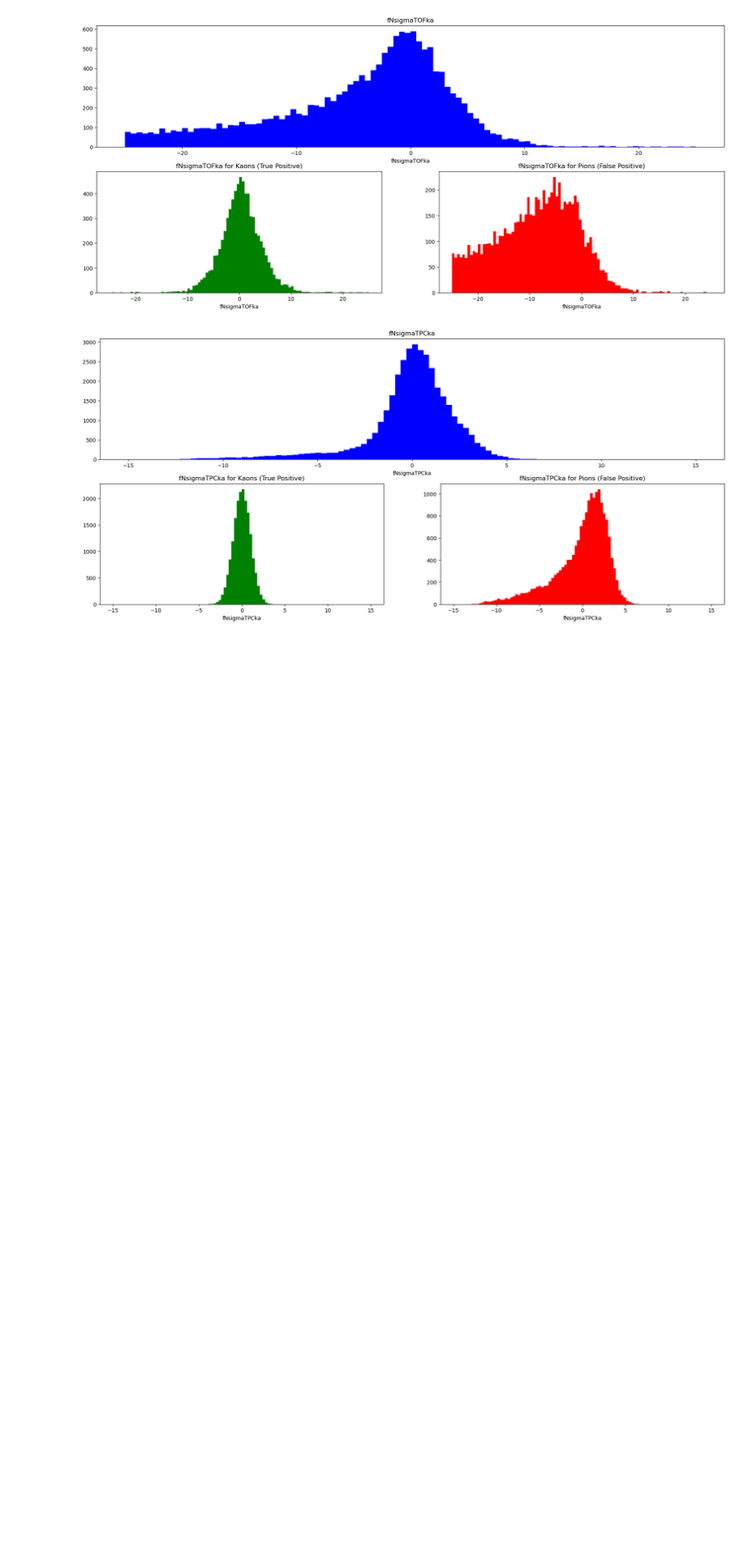
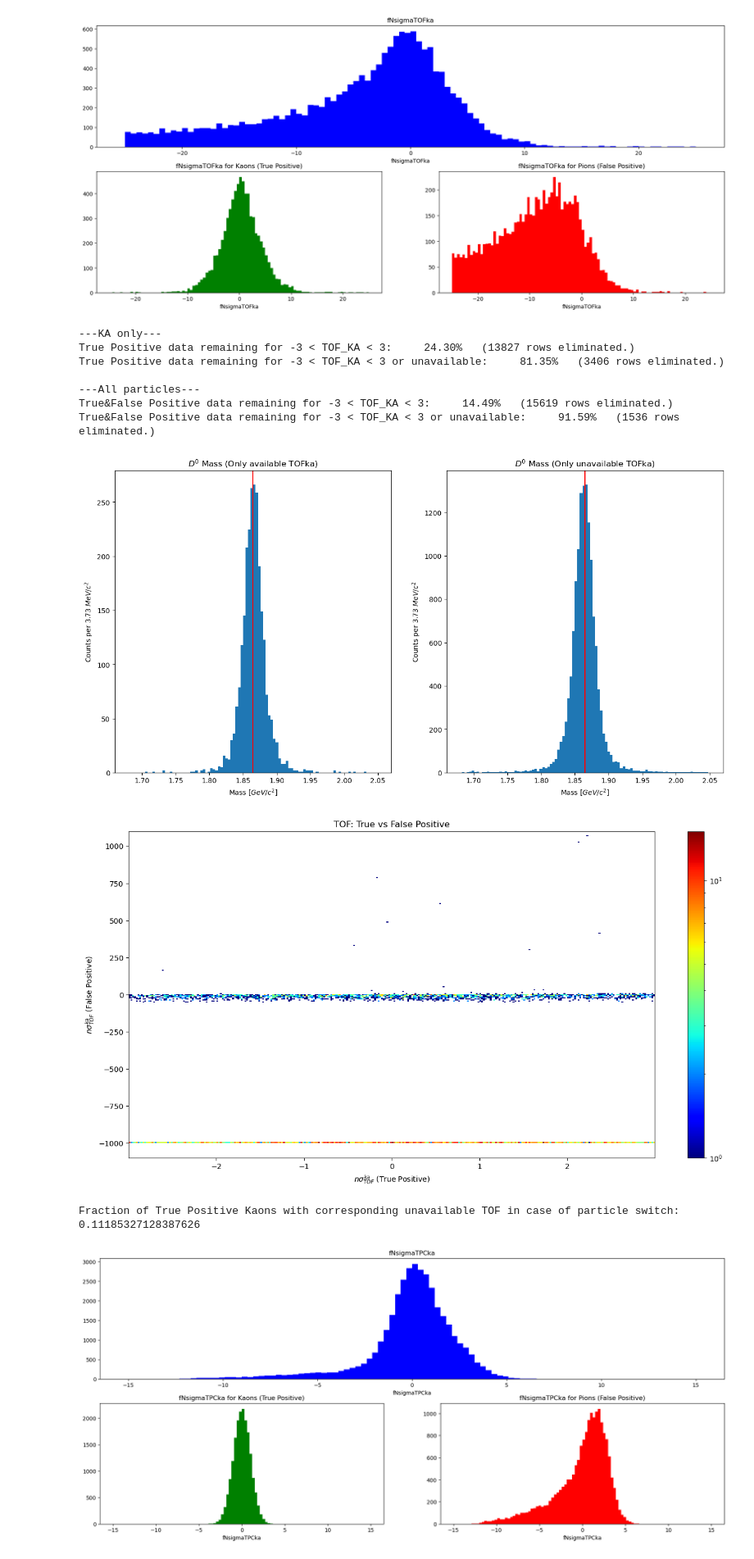
Before and after one commit to LeoPi314/LCPB_Project, a Jupyter notebook: MC_Analysis_D0.ipynb, the cells around one changed output. Shown at 82% size. Drawn from its saved outputs; the diff is of its cells as text; code cells hidden in the pictures; blank space fills up the shorter version.

```diff
--- a/MC_Analysis_D0.ipynb
+++ b/MC_Analysis_D0.ipynb
@@ -504,6 +504,74 @@ axes["right"].set_label("Counts")
 plt.show()
 # %% [output]
 [figure]
+# %%
+# in cut2:
+# "( (fNsigmaTOFka > -3) & (fNsigmaTOFka < 3) & (fCharge == -1) ) | "
+# "( (fNsigmaTOFka > 998.5) | (fNsigmaTOFka < -998.5) |
+
+min_cut_TOF_KA, max_cut_TOF_KA = -3, 3
+NA_TOF_KA = 998.5
+start_size = len(final_results)
+middle_size = sum(final_results["KA_TOFka"].between(min_cut_TOF_KA, max_cut_TOF_KA))
+final_size = middle_size + sum(final_results["KA_TOFka"].abs() > NA_TOF_KA )
+print("---KA only---")
+print(f"True Positive data remaining for {min_cut_TOF_KA} < TOF_KA < {max_cut_TOF_KA}:     {(middle_size/start_size)*100:.2f}%   ({start_size - middle_size} rows eliminated.)")
+print(f"True Positive data remaining for {min_cut_TOF_KA} < TOF_KA < {max_cut_TOF_KA} or unavailable:     {(final_size/start_size)*100:.2f}%   ({start_size - final_size} rows eliminated.)")
+print("\n---All particles---")
+middle_size = sum( ( final_results["KA_TOFka"].between(min_cut_TOF_KA, max_cut_TOF_KA)  & (final_results["PI_TOFka"].abs() < NA_TOF_KA) ) |
+                   ( final_results["PI_TOFka"].between(min_cut_TOF_KA, max_cut_TOF_KA)  & (final_results["KA_TOFka"].abs()< NA_TOF_KA) ) )
+final_size = middle_size + sum( ( final_results["KA_TOFka"].abs() > NA_TOF_KA ) | ( final_results["PI_TOFka"].abs() > NA_TOF_KA ) )
+print(f"True&False Positive data remaining for {min_cut_TOF_KA} < TOF_KA < {max_cut_TOF_KA}:     {(middle_size/start_size)*100:.2f}%   ({start_size - middle_size} rows eliminated.)")
+print(f"True&False Positive data remaining for {min_cut_TOF_KA} < TOF_KA < {max_cut_TOF_KA} or unavailable:     {(final_size/start_size)*100:.2f}%   ({start_size - final_size} rows eliminated.)")
+
+# Are rows corresponding to unavailable TOFka important? How does the invariant mass look without them?
+only_available_TOF = final_results[( final_results["KA_TOFka"].between(min_cut_TOF_KA, max_cut_TOF_KA)  & (final_results["PI_TOFka"].abs() < NA_TOF_KA) ) |
+                   ( final_results["PI_TOFka"].between(min_cut_TOF_KA, max_cut_TOF_KA)  & (final_results["KA_TOFka"].abs()< NA_TOF_KA) )]
+
+MIN_MASS, MAX_MASS = 0.9*m_d0, 1.1*m_d0
+N_BINS = 100
+fig, ax  = plt.subplots(1, 2, figsize=(16,8))
+ax[0].hist(only_available_TOF["inv_mass"], bins=N_BINS, range=(MIN_MASS, MAX_MASS))
+ax[0].axvline(x=m_d0, color="red")
+ax[0].set_xlabel("Mass [$GeV/c^2$]")
+ax[0].set_ylabel(f"Counts per {((MAX_MASS-MIN_MASS)/N_BINS)*1000:.2f} $MeV/c^2$")
+ax[0].set_title("$D^0$ Mass (Only available TOFka)")
+
+# only UNAVAILABLE
+only_unavailable_TOF = final_results[( final_results["KA_TOFka"].abs() > NA_TOF_KA ) | ( final_results["PI_TOFka"].abs() > NA_TOF_KA ) ]
+ax[1].hist(only_unavailable_TOF["inv_mass"], bins=N_BINS, range=(MIN_MASS, MAX_MASS))
+ax[1].axvline(x=m_d0, color="red")
+ax[1].set_xlabel("Mass [$GeV/c^2$]")
+ax[1].set_ylabel(f"Counts per {((MAX_MASS-MIN_MASS)/N_BINS)*1000:.2f} $MeV/c^2$")
+ax[1].set_title("$D^0$ Mass (Only unavailable TOFka)")
+
+plt.show()
+
+# Check how the true positive and false positive are related
+fig, ax = plt.subplots(figsize=(16,8))
+plt.hist2d(final_results[( final_results["KA_TOFka"].between(min_cut_TOF_KA, max_cut_TOF_KA))]["KA_TOFka"],
+           final_results[( final_results["KA_TOFka"].between(min_cut_TOF_KA, max_cut_TOF_KA))]["PI_TOFka"],
+           (300, 300), cmap="jet", norm=LogNorm() )
+plt.colorbar()
+plt.xlabel(r"$n\sigma^{ka}_{TOF}$ (True Positive)")
+plt.ylabel(r"$n\sigma^{ka}_{TOF}$ (False Positive)")
+plt.ylim(-1.1*NA_TOF_KA, 1.1*NA_TOF_KA )
+plt.title("TOF: True vs False Positive")
+plt.show()
+
+print("Fraction of True Positive Kaons with corresponding unavailable TOF in case of particle switch:",
+      sum( (final_results["KA_TOFka"].between(min_cut_TOF_KA, max_cut_TOF_KA)) & ( (final_results["PI_TOFka"].abs() > NA_TOF_KA) ) )/len(final_results) )
+# %% [output]
+---KA only---
+True Positive data remaining for -3 < TOF_KA < 3:     24.30%   (13827 rows eliminated.)
+True Positive data remaining for -3 < TOF_KA < 3 or unavailable:     81.35%   (3406 rows eliminated.)
+
+---All particles---
+True&False Positive data remaining for -3 < TOF_KA < 3:     14.49%   (15619 rows eliminated.)
+True&False Positive data remaining for -3 < TOF_KA < 3 or unavailable:     91.59%   (1536 rows eliminated.)
+[figure, added]
+[figure, added]
+Fraction of True Positive Kaons with corresponding unavailable TOF in case of particle switch: 0.11185327128387626
 # %%
 fig, axes = plt.subplot_mosaic(mosaic, figsize=(21, 9))
 N_BINS = 100
```
Also changed, not shown: parts of 3 cells of this notebook.
